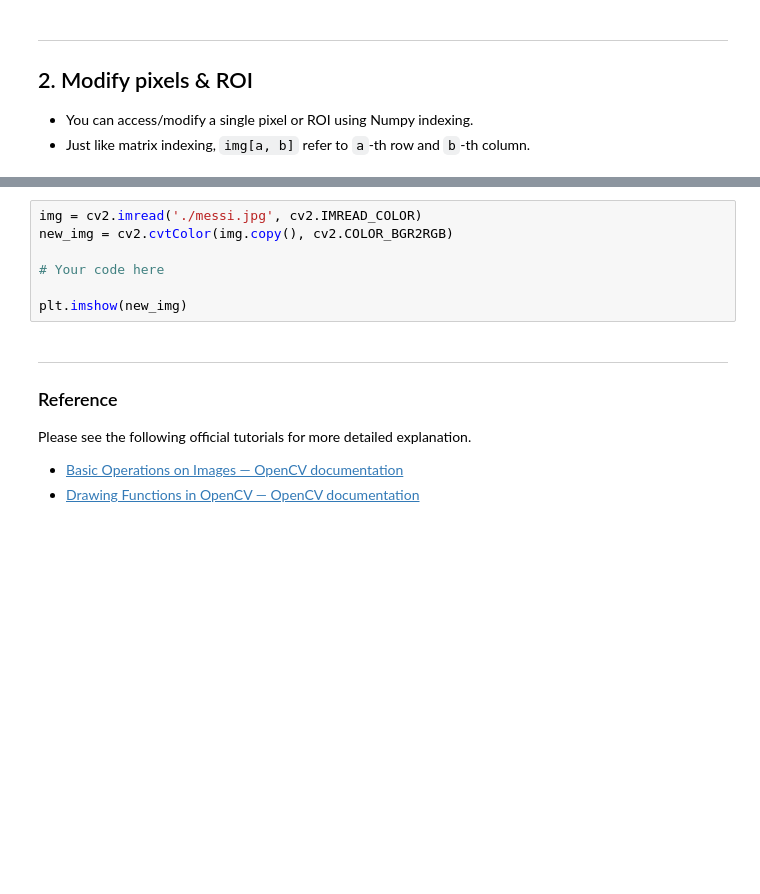
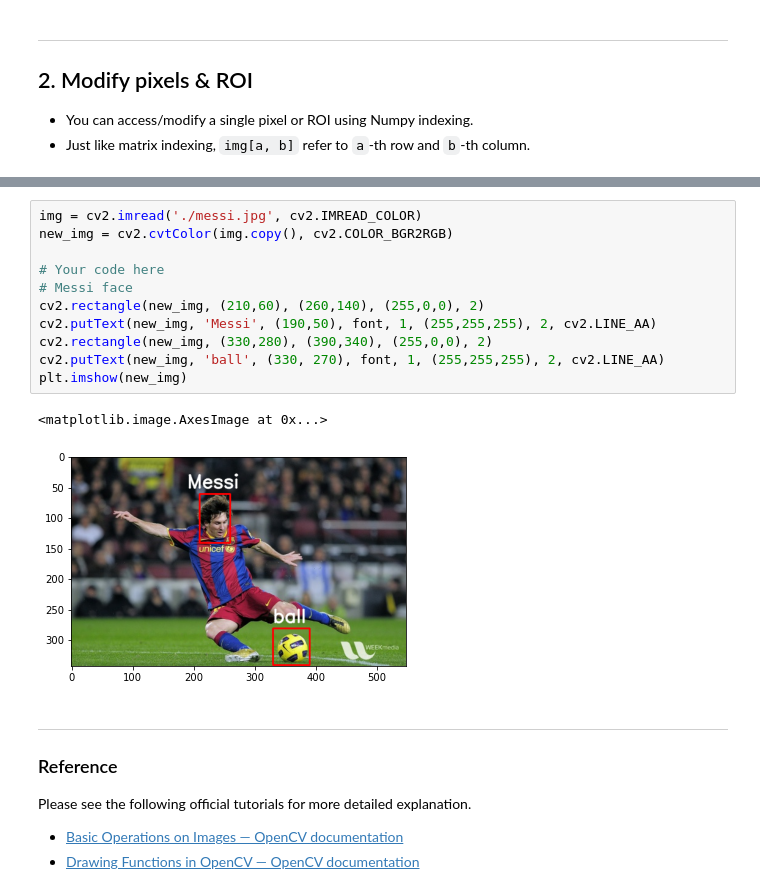
Before and after one commit to gendo7985/IAB_2021, a Jupyter notebook: week2/CV/1_getting_started.ipynb, the cells around one changed output, grey strips where cells are left out. Saved outputs shown, nothing was run; the diff lists cells and outputs as text; blank space fills up the shorter version.

```diff
--- a/week2/CV/1_getting_started.ipynb
+++ b/week2/CV/1_getting_started.ipynb
@@ -117,13 +171,20 @@ plt.imshow(cv2.cvtColor(img, cv2.COLOR_BGR2RGB))
 ## 1. Try to create the bounding box and label using drawing functions available in OpenCV
 
 <img src="./images/prac_1.png" width="400">
-# %%
-img = cv2.imread('./messi.jpg', cv2.IMREAD_COLOR)
-new_img = cv2.cvtColor(img.copy(), cv2.COLOR_BGR2RGB)
-
-# Your code here
-
-plt.imshow(new_img)
+# %%
+img = cv2.imread('./messi.jpg', cv2.IMREAD_COLOR)
+new_img = cv2.cvtColor(img.copy(), cv2.COLOR_BGR2RGB)
+
+# Your code here
+# Messi face
+cv2.rectangle(new_img, (210,60), (260,140), (255,0,0), 2)
+cv2.putText(new_img, 'Messi', (190,50), font, 1, (255,255,255), 2, cv2.LINE_AA)
+cv2.rectangle(new_img, (330,280), (390,340), (255,0,0), 2)
+cv2.putText(new_img, 'ball', (330, 270), font, 1, (255,255,255), 2, cv2.LINE_AA)
+plt.imshow(new_img)
+# %% [output]
+<matplotlib.image.AxesImage at 0x...>
+[figure, added]
 # %% [markdown]
 ---
 
```
Also changed, not shown: parts of 12 cells of this notebook, 4 other files.
